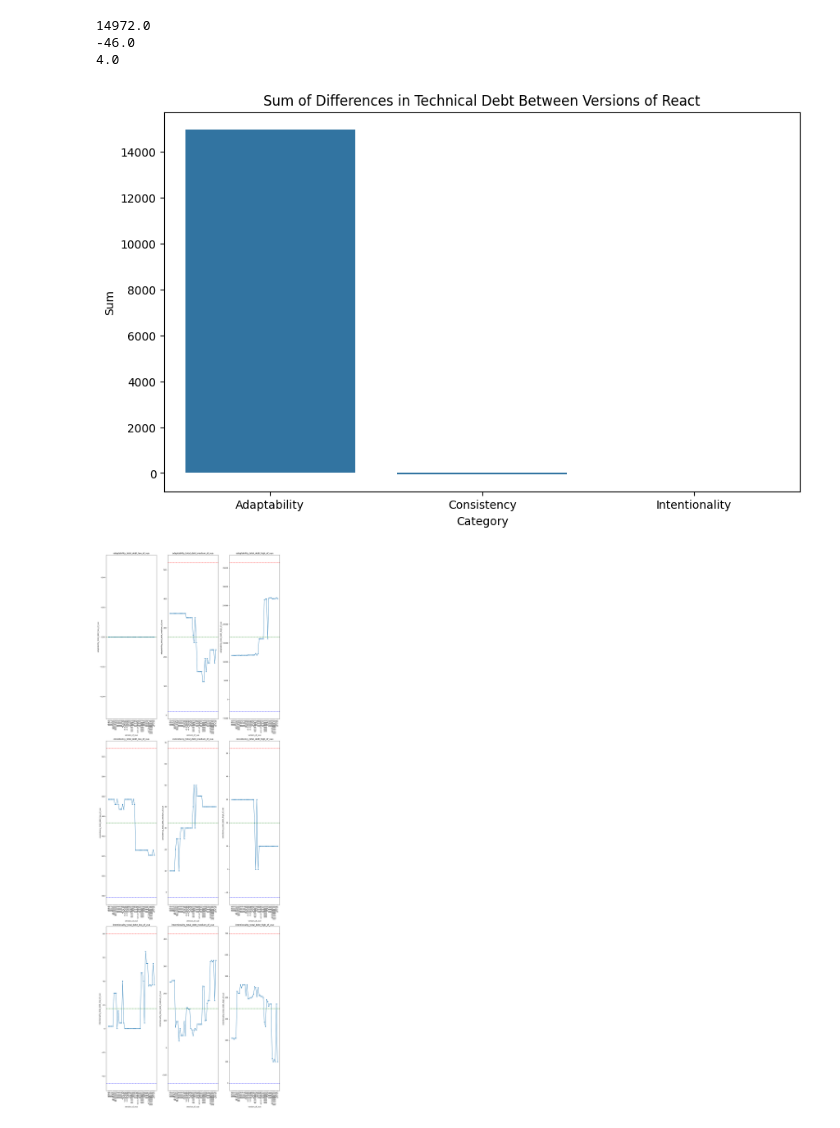
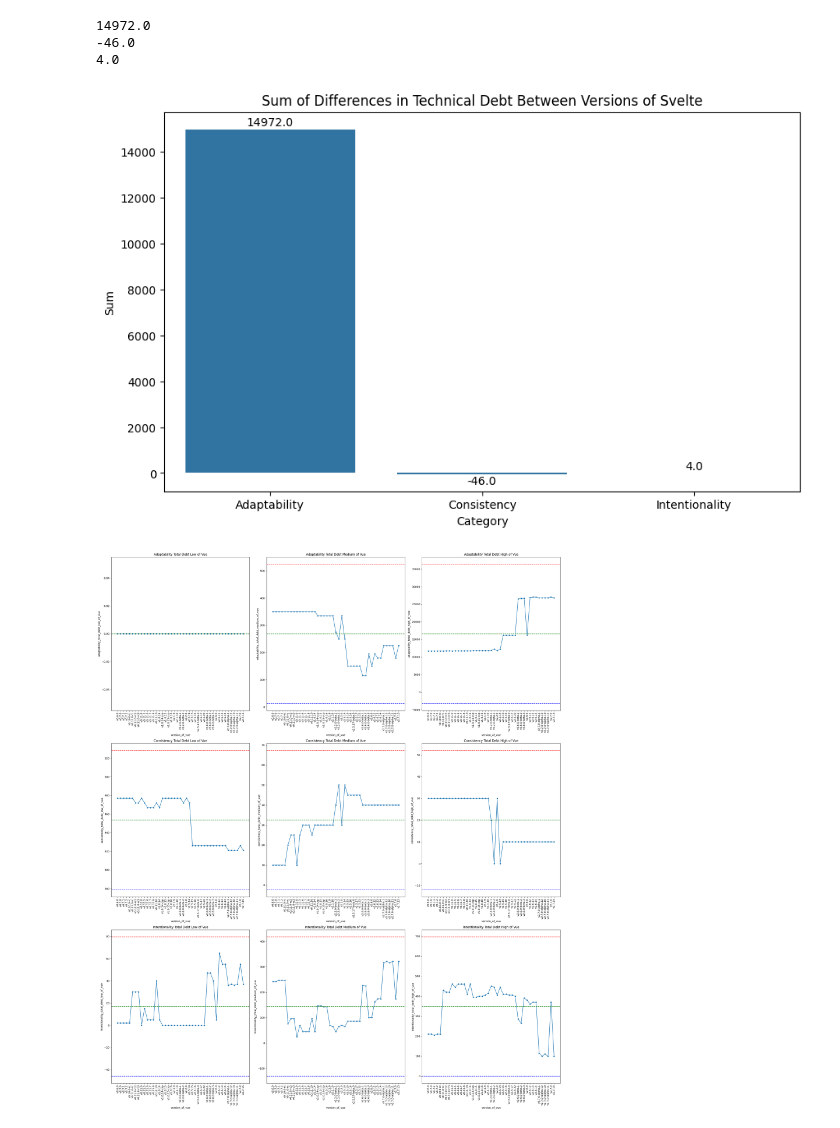
Before and after one commit to NotAlpha45/Analysis-of-Code-Smell-and-Refactoring, a Jupyter notebook: Code/Analysis/RQ2/vue_analysis.ipynb, the cells around one changed output. Cells and saved outputs as stored; diff of their text form; code cells hidden in the pictures.

```diff
--- a/Code/Analysis/RQ2/vue_analysis.ipynb
+++ b/Code/Analysis/RQ2/vue_analysis.ipynb
@@ -66,49 +66,65 @@ df_sums = pd.DataFrame({
 
 # Create the bar plot
 plt.figure(figsize=(10, 6))
-sns.barplot(x='Category', y='Sum', data=df_sums)
-plt.title('Sum of Differences in Technical Debt Between Versions of React')
+barplot = sns.barplot(x='Category', y='Sum', data=df_sums)
+plt.title('Sum of Differences in Technical Debt Between Versions of Svelte')
+
+# Add sum values at the top of each bar for positive values and at the bottom for negative values
+for i, row in df_sums.iterrows():
+    if row.Sum >= 0:
+        barplot.text(i, row.Sum + 0.01 * df_sums['Sum'].max(), round(row.Sum, 2), color='black', ha="center")
+    else:
+        barplot.text(i, row.Sum - 0.03 * df_sums['Sum'].max(), round(row.Sum, 2), color='black', ha="center")
+
 plt.show()
 # %% [output]
-[figure, old version]
+[figure, new version]
 # %%
 import matplotlib.pyplot as plt
 import seaborn as sns
 import numpy as np
 import math
 
+
+def column_to_title(column_name):
+    words = column_name.split('_')
+    title_words = [word.capitalize() for word in words[:-2]]
+    title_words.append('of')
+    title_words.append(words[-1].capitalize())
+    return ' '.join(title_words)
+
 def plot_control_charts(df, columns, version_col):
     num_plots = len(columns)
     num_rows = 3
     num_cols = 3
 
-    fig, axs = plt.subplots(num_rows, num_cols, figsize=(15, 15*num_rows))
+    fig, axs = plt.subplots(num_rows, num_cols, figsize=(25, 10*num_rows))
 
     # Create line plots
     for i, col in enumerate(columns):
         row = i // num_cols
         col_idx = i % num_cols
 
         # Calculate mean and standard deviation for each column
         mean = df[col].mean()
         std = df[col].std()
 
         # Calculate LCL and UCL for each column
         lcl = mean - 3*std
         ucl = mean + 3*std
 
         # Plot the data
         sns.lineplot(x=version_col, y=col, data=df, ax=axs[row, col_idx], marker ='o')
         axs[row, col_idx].axhline(lcl, color='b', linestyle='--')
         axs[row, col_idx].axhline(ucl, color='r', linestyle='--')
         axs[row, col_idx].axhline(mean, color='g', linestyle='--')
-        axs[row, col_idx].set_title(col)
+        axs[row, col_idx].set_title(column_to_title(col))
         axs[row, col_idx].set_xticklabels(axs[row, col_idx].get_xticklabels(), rotation=90)
 
     plt.tight_layout()
     plt.show()
 
 # Usage:
 plot_control_charts(df, ['adaptability_total_debt_low_of_vue', 'adaptability_total_debt_medium_of_vue', 'adaptability_total_debt_high_of_vue', 'consistency_total_debt_low_of_vue', 'consistency_total_debt_medium_of_vue', 'consistency_total_debt_high_of_vue', 'intentionality_total_debt_low_of_vue','intentionality_total_debt_medium_of_vue', 'intentionality_total_debt_high_of_vue'], 'version_of_vue')
 # %% [output]
-[figure, old version]
+[figure, new version]
```
Also changed, not shown: 4 other files.
